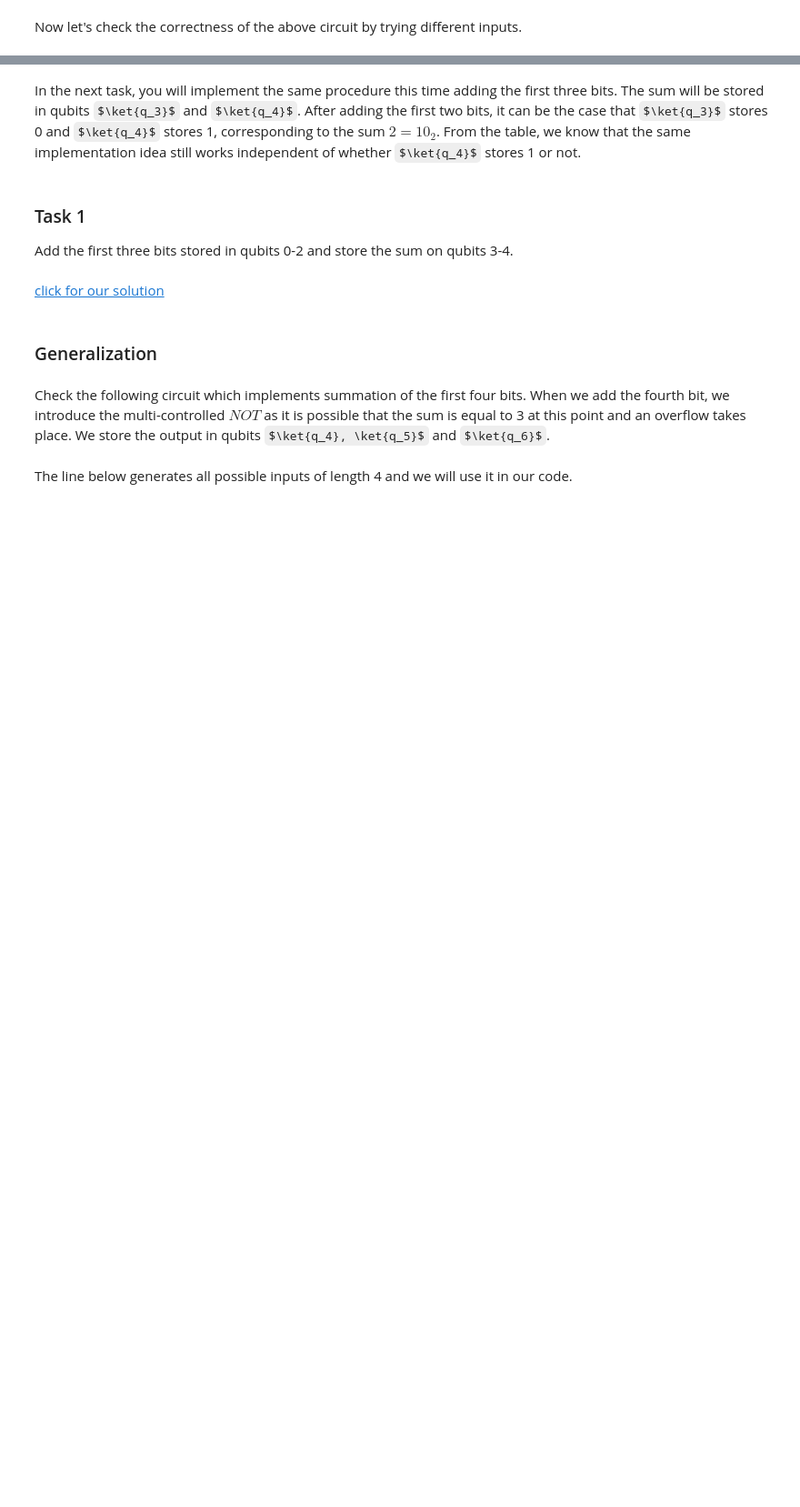
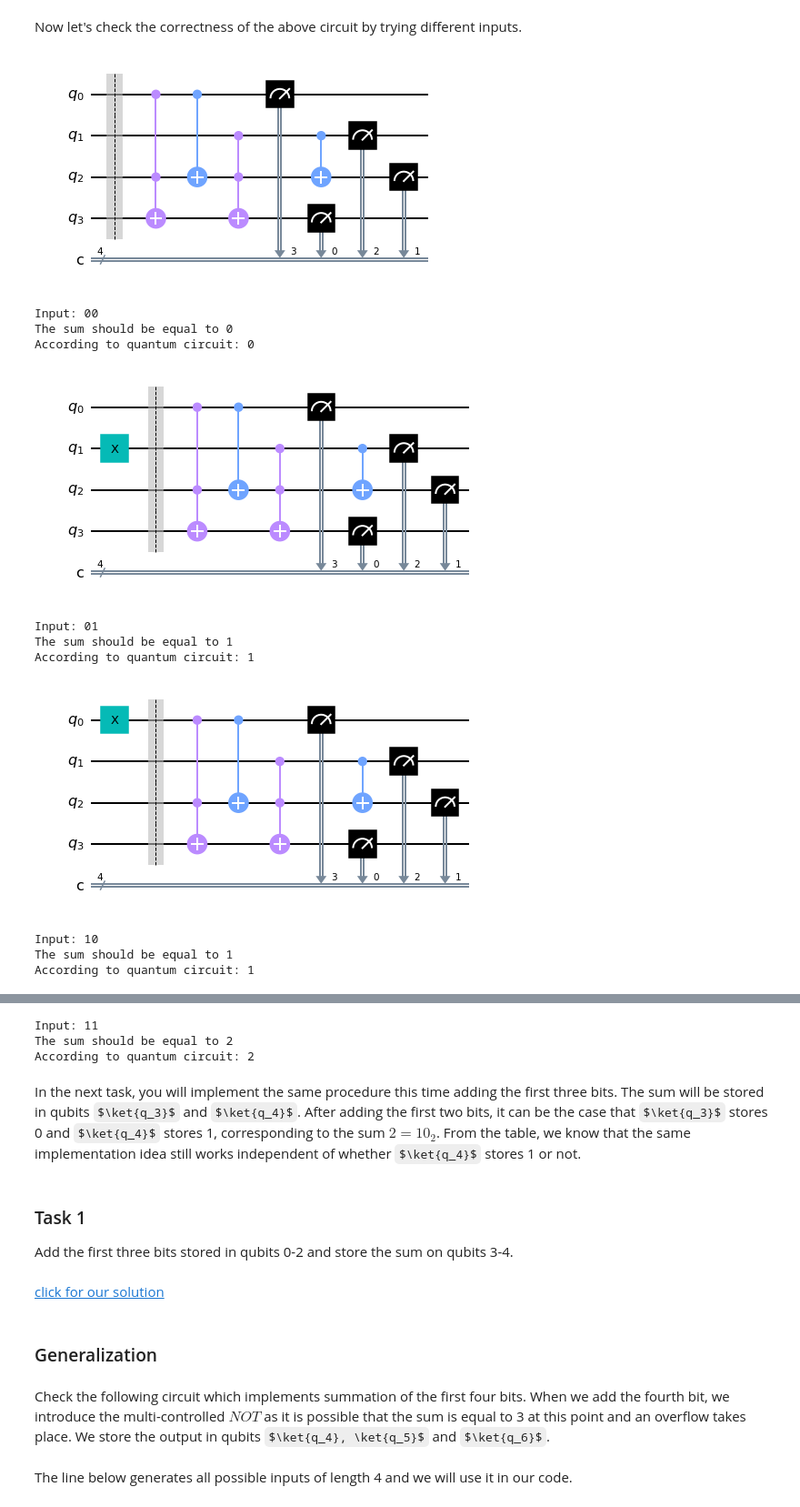
Before and after one commit to sbbzplt/QiskitFallFest_IZTECH, a Jupyter notebook: Adder_and_counting_2.ipynb, the cells around one changed output, grey strips where cells are left out. Shown: that part at 91% size. Saved outputs shown, nothing was run; the diff lists cells and outputs as text; code cells hidden in the pictures; some formulas as TeX source; blank space fills up the shorter version.

```diff
--- a/Adder_and_counting_2.ipynb
+++ b/Adder_and_counting_2.ipynb
@@ -243,30 +244,46 @@ Now let's check the correctness of the above circuit by trying different inputs.
 # %%
 for input in ['00','01','10','11']:
     qc = QuantumCircuit(4,4)
 
     # initialization
     if input[0] == '1':
         qc.x(0)
     if input[1] == '1':
         qc.x(1)
+
+    qc.barrier()
 
     # add qubit 0
     # qubits 2. and 3. store the sum
     qc.ccx(0,2,3) # since we know that q[2] is set to zero initially, we could omit this control
     qc.cx(0,2)
 
     ## add qubit 1
     qc.ccx(1,2,3)
     qc.cx(1,2)
 
     #Measure in reverse order
     for i in range(4):
         qc.measure(i,3-i)
+    display(qc.draw(output="mpl"))
 
     job = execute(qc,Aer.get_backend('qasm_simulator'),shots=1000)
     counts = job.result().get_counts(qc)
     # print the sum
     print("Input:", input)
     print("The sum should be equal to", int(input[0])+int(input[1]))
     print("According to quantum circuit:", 2*int(list(counts.keys())[0][3]) + int(list(counts.keys())[0][2]))
     print("")
+# %% [output]
+[figure, added]
+Input: 00
+The sum should be equal to 0
+According to quantum circuit: 0
+[figure, added]
+Input: 01
+The sum should be equal to 1
+According to quantum circuit: 1
+[figure, added]
+Input: 10
+The sum should be equal to 1
+According to quantum circuit: 1
@@ -273,3 +291,6 @@ for input in ['00','01','10','11']:
+Input: 11
+The sum should be equal to 2
+According to quantum circuit: 2
 # %% [markdown]
 In the next task, you will implement the same procedure this time adding the first three bits. The sum will be stored in qubits $\ket{q_3}$ and $\ket{q_4}$. After adding the first two bits, it can be the case that $\ket{q_3}$ stores 0 and $\ket{q_4}$ stores 1, corresponding to the sum $2=10_2$.  From the table, we know that the same implementation idea still works independent of whether $\ket{q_4}$ stores 1 or not.
 # %% [markdown]
```
Also changed, not shown: parts of 6 cells of this notebook.
